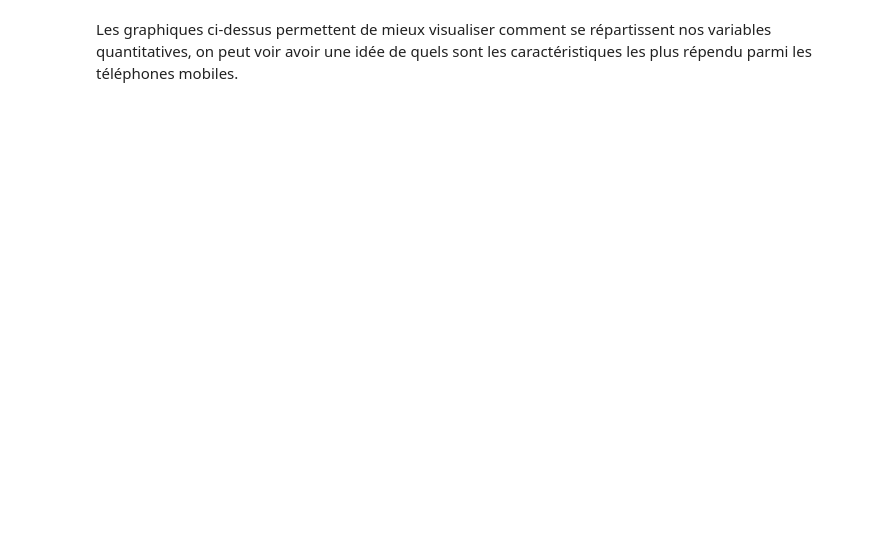
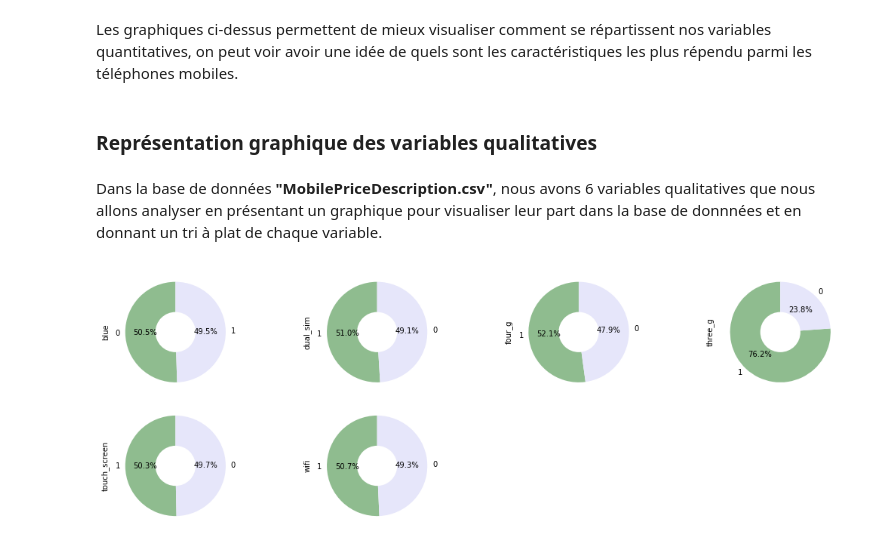
Before and after one commit to solal-paris1-ml/Stats_projetcs, a Jupyter notebook: Mobile Prices Dataset - Jorge/Projet - High dimensional Statistics.ipynb, the cells around one changed output. Drawn from its saved outputs; the diff is of its cells as text; code cells hidden in the pictures; blank space fills up the shorter version.

```diff
--- a/Mobile Prices Dataset - Jorge/Projet - High dimensional Statistics.ipynb
+++ b/Mobile Prices Dataset - Jorge/Projet - High dimensional Statistics.ipynb
@@ -223,2 +249,28 @@ plt.show()
 # %% [markdown]
 Les graphiques ci-dessus permettent de mieux visualiser comment se répartissent nos variables quantitatives, on peut voir avoir une idée de quels sont les caractéristiques les plus répendu parmi les téléphones mobiles.
+# %% [markdown]
+###  Représentation graphique des variables qualitatives
+# %%
+#Création d'une nouvelle table contenant seulement les variables qualitatives
+col2 = [1,3,5,17,18,19]
+data_quali = data.iloc[:,col2]
+# %% [markdown]
+Dans la base de données **"MobilePriceDescription.csv"**, nous avons 6 variables qualitatives que nous allons analyser en présentant un graphique pour visualiser leur part dans la base de donnnées et en donnant un tri à plat de chaque variable.
+# %%
+#Pie des varibales qualitatives binaires
+j=1
+plt.figure(figsize=(15,10))
+for i in list(range(0,data_quali.shape[1])):
+    plt.subplot(4, 4, j)
+    j=j+1
+    data_quali.iloc[:,i].value_counts().plot.pie(subplots=True ,
+                                                 autopct='%1.1f%%',
+                                                 startangle=90,
+                                                 colors = ['darkseagreen','lavender'])
+    centre_circle = plt.Circle((0,0),0.4,color='black', fc='white',linewidth=0)
+    fig = plt.gcf()
+    fig.gca().add_artist(centre_circle)
+plt.tight_layout()
+plt.show()
+# %% [output]
+[figure, added]
```
Also changed, not shown: parts of 41 cells of this notebook.
